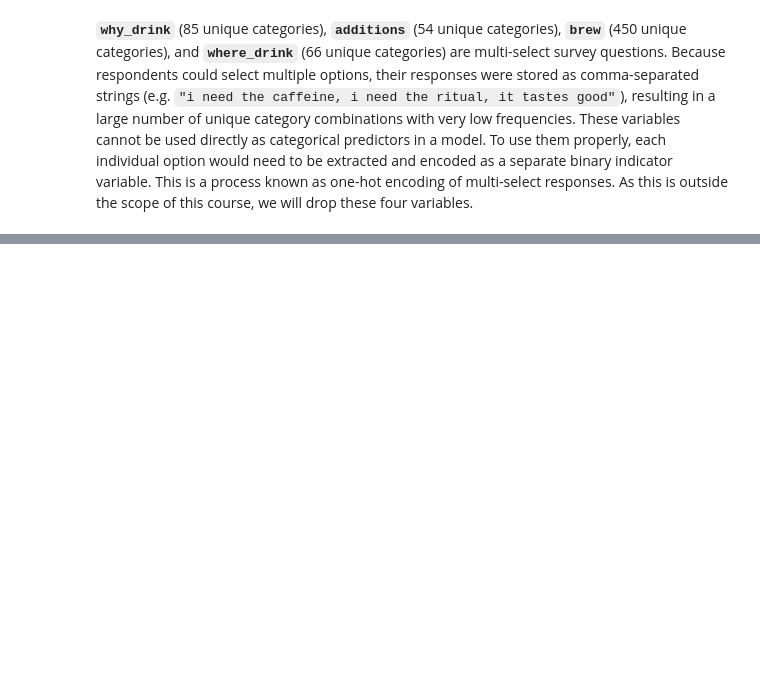
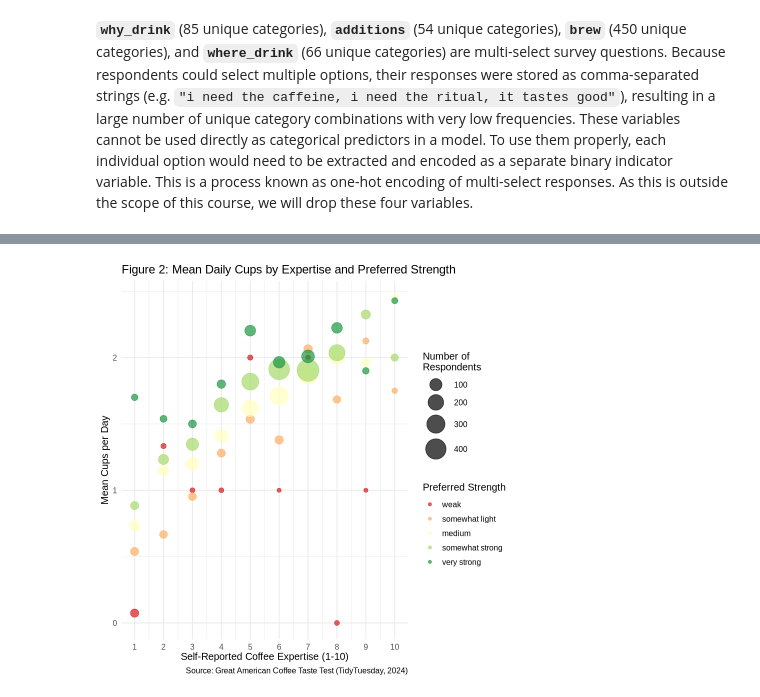
Before and after one commit to tiffanyn5/STAT301_Group9, a Jupyter notebook: group9_finalreport.ipynb, the cells around one changed output, grey strips where cells are left out. Saved outputs shown, nothing was run; the diff lists cells and outputs as text; code cells hidden in the pictures; blank space fills up the shorter version.

```diff
--- a/group9_finalreport.ipynb
+++ b/group9_finalreport.ipynb
@@ -490,0 +573,27 @@ A tibble: 6 × 14
+# %%
+fig2 <- coffee_balanced_final |>
+  filter(!is.na(cups_numeric), !is.na(expertise), !is.na(strength)) |>
+  group_by(expertise, strength) |>
+  summarise(
+    mean_cups = mean(cups_numeric),
+    count     = n(),
+    .groups   = "drop"
+  ) |>
+  ggplot(aes(x = expertise, y = mean_cups, color = strength, size = count)) +
+  geom_point(alpha = 0.7) +
+  scale_color_brewer(palette = "RdYlGn", name = "Preferred Strength") +
+  scale_size_continuous(name = "Number of\nRespondents", range = c(2, 12)) +
+  scale_x_continuous(breaks = 1:10) +
+  scale_y_continuous(breaks = 0:5,
+                     labels = c("0", "1", "2", "3", "4", "4+")) +
+  labs(
+    title   = "Figure 2: Mean Daily Cups by Expertise and Preferred Strength",
+    x       = "Self-Reported Coffee Expertise (1-10)",
+    y       = "Mean Cups per Day",
+    caption = "Source: Great American Coffee Taste Test (TidyTuesday, 2024)"
+  ) +
+  theme_minimal(base_size = 12)
+
+fig2
+# %% [output]
+[figure, added]
```
Also changed, not shown: parts of 9 cells of this notebook.
